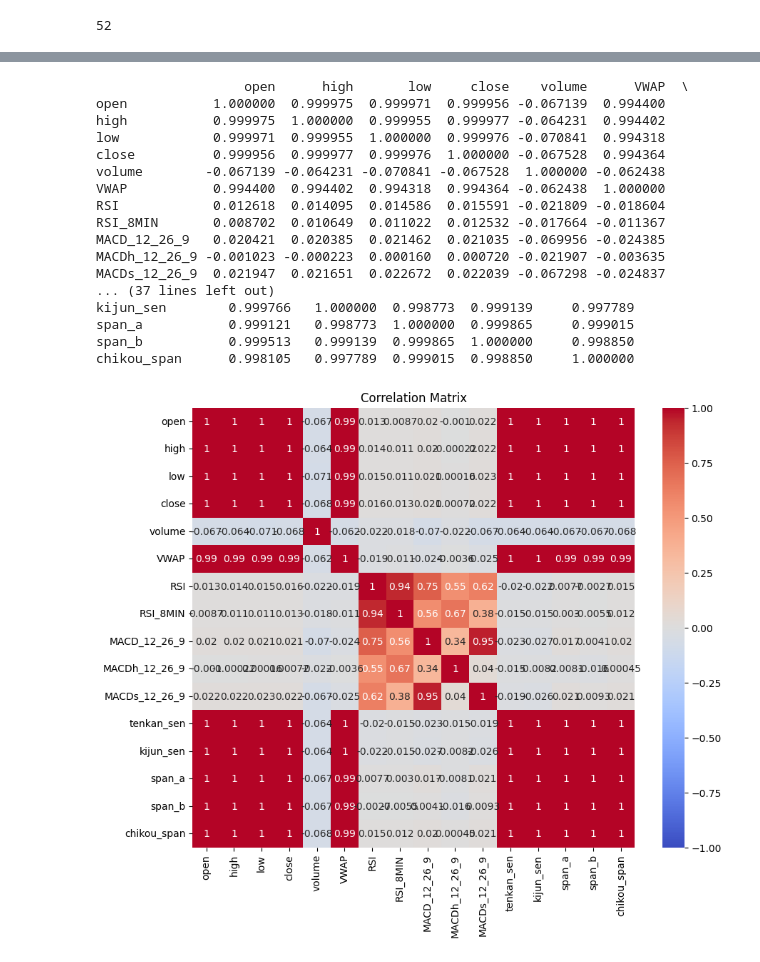
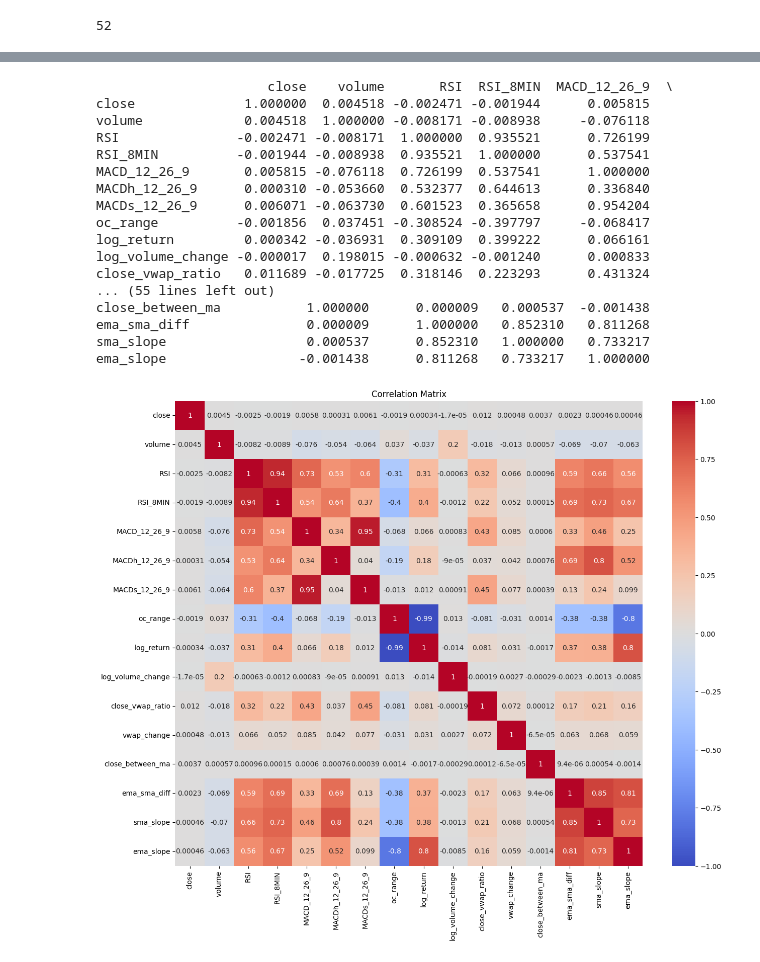
Before and after one commit to loo00r/trading_bot, a Jupyter notebook: notebooks/base_model.ipynb, the cells around one changed output, grey strips where cells are left out. Saved outputs shown, nothing was run; the diff lists cells and outputs as text; code cells hidden in the pictures.

```diff
--- a/notebooks/base_model.ipynb
+++ b/notebooks/base_model.ipynb
@@ -43,14 +46,3 @@ df.head()
-# %%
-# Set 'Date' as the index
-df.set_index('Unix Timestamp', inplace=True)
-df = df.drop(['Symbol', 'Date'], axis=1)
-df.rename(columns={
-    "Open":"open",
-    "High":"high",
-    "Low":"low",
-    "Close":"close",
-    "Volume":"volume"
-}, inplace=True)
 # %%
 df_temp = df.copy()
 
@@ -76,21 +91,6 @@ forward_timestamps = pd.date_range(start=pd.to_datetime(last_timestamp, unit='s'
 
 # Set proper index for forward values
 ichimoku_forward.index = forward_timestamps
-# %%
-df = pd.read_csv("../data/coinbaseUSD_1-min_data.csv", header=0)
-df = df[-100000:]
-df['Date'] = pd.to_datetime(df['Date'])
-
-# Set 'Date' as the index
-df.set_index('Date', inplace=True)
-df = df.drop(['Symbol', 'Unix Timestamp'], axis=1)
-df.rename(columns={
-    "Open":"open",
-    "High":"high",
-    "Low":"low",
-    "Close":"close",
-    "Volume":"volume"
-}, inplace=True)
 # %%
 df['open'] = df['open'].astype(float)
 df['high'] = df['high'].astype(float)
@@ -289,28 +239,30 @@ print(ichimoku_forward)
+# %%
+df_engineered = feature_engineering(df)
 # %%
-correlation_matrix = df[df.columns].corr()
+correlation_matrix = df_engineered[df_engineered.columns].corr()
 
 # Create a heatmap of the correlation matrix
 print(correlation_matrix)
-plt.figure(figsize=(10, 8))
+plt.figure(figsize=(15, 12))
 sns.heatmap(correlation_matrix, annot=True, cmap='coolwarm', vmin=-1, vmax=1, center=0)
 plt.title('Correlation Matrix')
 plt.show()
 # %% [output]
-                   open      high       low     close    volume      VWAP  \
-open           1.000000  0.999975  0.999971  0.999956 -0.067139  0.994400
-high           0.999975  1.000000  0.999955  0.999977 -0.064231  0.994402
-low            0.999971  0.999955  1.000000  0.999976 -0.070841  0.994318
-close          0.999956  0.999977  0.999976  1.000000 -0.067528  0.994364
-volume        -0.067139 -0.064231 -0.070841 -0.067528  1.000000 -0.062438
-VWAP           0.994400  0.994402  0.994318  0.994364 -0.062438  1.000000
-RSI            0.012618  0.014095  0.014586  0.015591 -0.021809 -0.018604
-RSI_8MIN       0.008702  0.010649  0.011022  0.012532 -0.017664 -0.011367
-MACD_12_26_9   0.020421  0.020385  0.021462  0.021035 -0.069956 -0.024385
-MACDh_12_26_9 -0.001023 -0.000223  0.000160  0.000720 -0.021907 -0.003635
-MACDs_12_26_9  0.021947  0.021651  0.022672  0.022039 -0.067298 -0.024837
-... (37 lines left out)
-kijun_sen        0.999766   1.000000  0.998773  0.999139     0.997789
-span_a           0.999121   0.998773  1.000000  0.999865     0.999015
-span_b           0.999513   0.999139  0.999865  1.000000     0.998850
-chikou_span      0.998105   0.997789  0.999015  0.998850     1.000000
+                      close    volume       RSI  RSI_8MIN  MACD_12_26_9  \
+close              1.000000  0.004518 -0.002471 -0.001944      0.005815
+volume             0.004518  1.000000 -0.008171 -0.008938     -0.076118
+RSI               -0.002471 -0.008171  1.000000  0.935521      0.726199
+RSI_8MIN          -0.001944 -0.008938  0.935521  1.000000      0.537541
+MACD_12_26_9       0.005815 -0.076118  0.726199  0.537541      1.000000
+MACDh_12_26_9      0.000310 -0.053660  0.532377  0.644613      0.336840
+MACDs_12_26_9      0.006071 -0.063730  0.601523  0.365658      0.954204
+oc_range          -0.001856  0.037451 -0.308524 -0.397797     -0.068417
+log_return         0.000342 -0.036931  0.309109  0.399222      0.066161
+log_volume_change -0.000017  0.198015 -0.000632 -0.001240      0.000833
+close_vwap_ratio   0.011689 -0.017725  0.318146  0.223293      0.431324
+... (55 lines left out)
+close_between_ma           1.000000      0.000009   0.000537  -0.001438
+ema_sma_diff               0.000009      1.000000   0.852310   0.811268
+sma_slope                  0.000537      0.852310   1.000000   0.733217
+ema_slope                 -0.001438      0.811268   0.733217   1.000000
-[figure, old version]
+[figure, new version]
```
Also changed, not shown: parts of 19 cells of this notebook, 5 other files.
